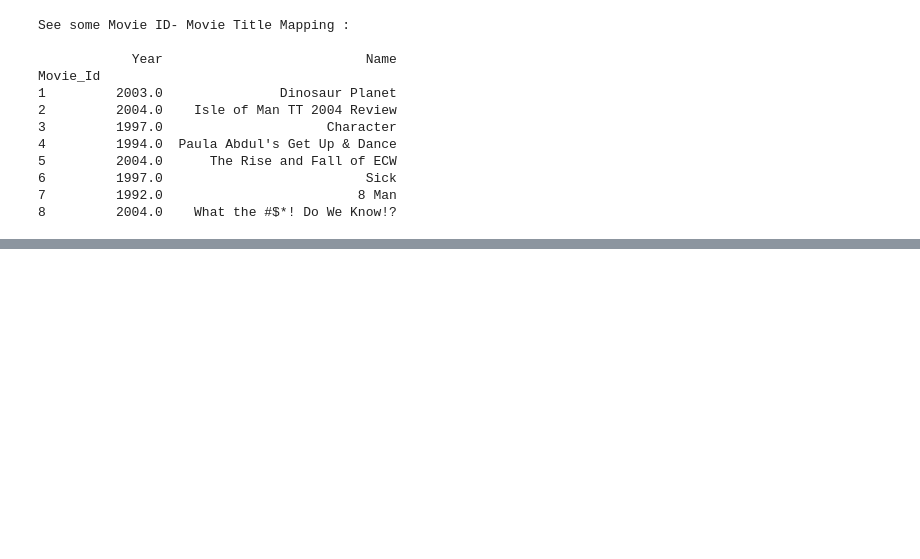
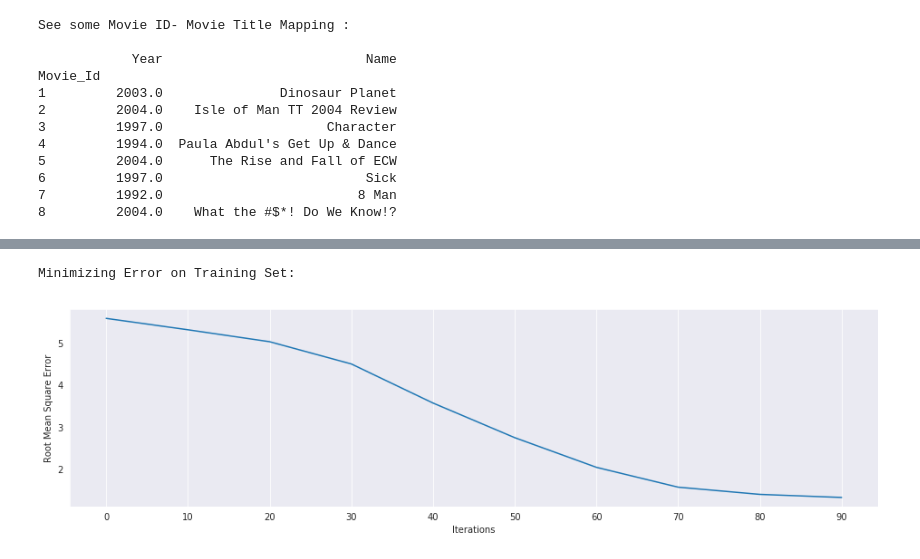
Before and after one commit to harshraj11584/Paper-Implementation-Matrix-Factorization-Recommender-Systems-Netflix, a Jupyter notebook: recommender.ipynb, the cells around one changed output, grey strips where cells are left out. Saved outputs shown, nothing was run; the diff lists cells and outputs as text; code cells hidden in the pictures; blank space fills up the shorter version.

```diff
--- a/recommender.ipynb
+++ b/recommender.ipynb
@@ -160,8 +166,8 @@ n_attr= 100*1000000
 Q = Variable((n_attr,n_movies))
 P = Variable((n_attr, n_customers))
 
-f=0
 
-acq_data = ((~np.isnan(df_matrix))).astype(int)
+
+acq_data = df_matrix.fillna(0.0)
 print(acq_data.head())
 # %% [output]
@@ -181,0 +396,16 @@ AttributeError: 'Variable' object has no attribute 'transpose'
+# %%
+x = [x for x, y in training_process]
+y = [y for x, y in training_process]
+x = x[::10]
+y = y[::10]
+plt.figure(figsize=((16,4)))
+plt.plot(x, np.sqrt(y))
+plt.xticks(x, x)
+
+print("Minimizing Error on Training Set:\n")
+plt.xlabel("Iterations")
+plt.ylabel("Root Mean Square Error")
+plt.grid(axis="y")
+# %% [output]
+Minimizing Error on Training Set:
+[figure, added]
```
Also changed, not shown: parts of 9 cells of this notebook, 3 other files.
